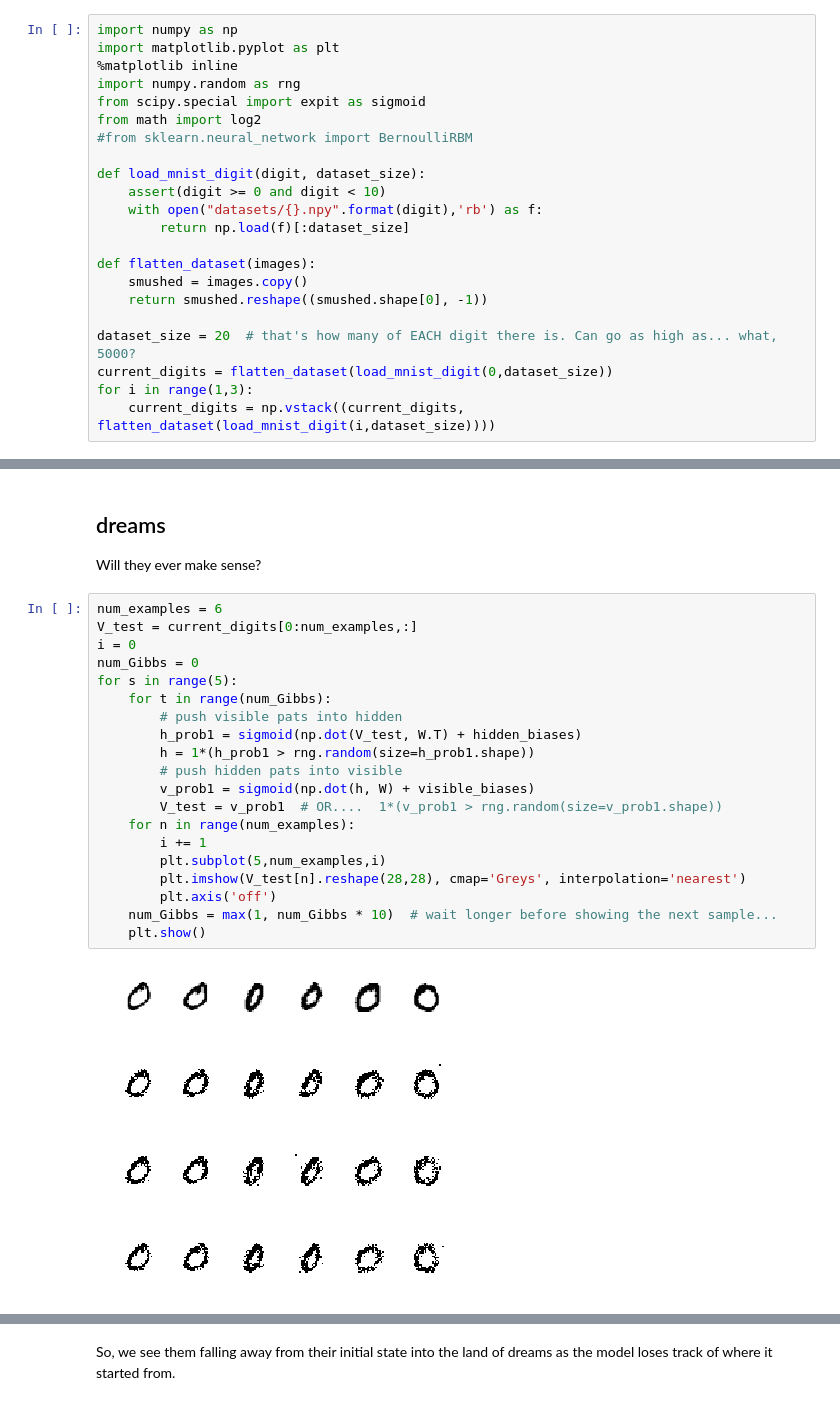
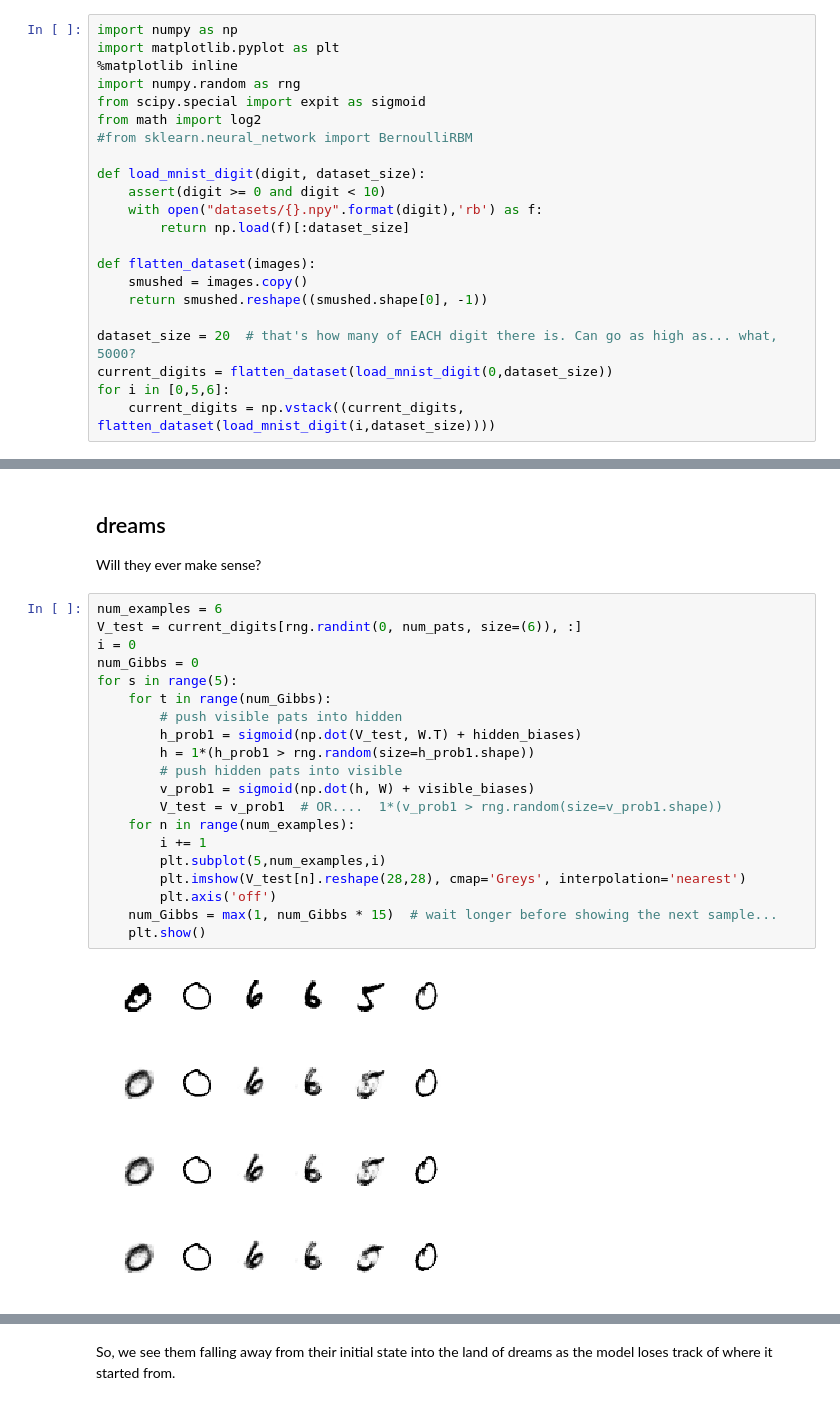
Before and after one commit to harryross263/comp421, a Jupyter notebook: deep_generative/RBM_MNIST_screwit.ipynb, the cells around one changed output, grey strips where cells are left out. Drawn from its saved outputs; the diff is of its cells as text.

```diff
--- a/deep_generative/RBM_MNIST_screwit.ipynb
+++ b/deep_generative/RBM_MNIST_screwit.ipynb
@@ -18,7 +18,7 @@ def flatten_dataset(images):
 
 dataset_size = 20  # that's how many of EACH digit there is. Can go as high as... what, 5000?
 current_digits = flatten_dataset(load_mnist_digit(0,dataset_size))
-for i in range(1,3):
+for i in [0,5,6]:
     current_digits = np.vstack((current_digits, flatten_dataset(load_mnist_digit(i,dataset_size))))
 # %%
 print (current_digits.shape)
@@ -95,26 +96,26 @@ print(h.shape, v.shape)
 Will they ever make sense?
 # %%
 num_examples = 6
-V_test = current_digits[0:num_examples,:]
+V_test = current_digits[rng.randint(0, num_pats, size=(6)), :]
 i = 0
 num_Gibbs = 0
 for s in range(5):
     for t in range(num_Gibbs):
         # push visible pats into hidden
         h_prob1 = sigmoid(np.dot(V_test, W.T) + hidden_biases)
         h = 1*(h_prob1 > rng.random(size=h_prob1.shape))
         # push hidden pats into visible
         v_prob1 = sigmoid(np.dot(h, W) + visible_biases)
         V_test = v_prob1  # OR....  1*(v_prob1 > rng.random(size=v_prob1.shape))
     for n in range(num_examples):
         i += 1
         plt.subplot(5,num_examples,i)
         plt.imshow(V_test[n].reshape(28,28), cmap='Greys', interpolation='nearest')
         plt.axis('off')
-    num_Gibbs = max(1, num_Gibbs * 10)  # wait longer before showing the next sample...
+    num_Gibbs = max(1, num_Gibbs * 15)  # wait longer before showing the next sample...
     plt.show()
 # %% [output]
-[figure, old version]
+[figure, new version]
-[figure, old version]
+[figure, new version]
-[figure, old version]
+[figure, new version]
-[figure, old version]
+[figure, new version]
```
Also changed, not shown: parts of 5 cells of this notebook, 3 other files.
